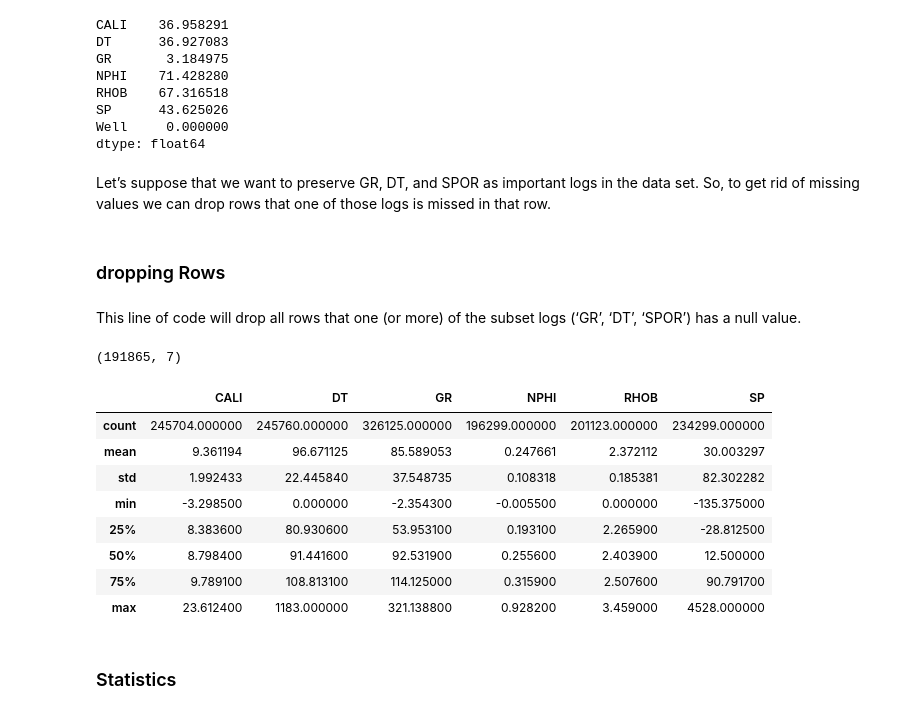
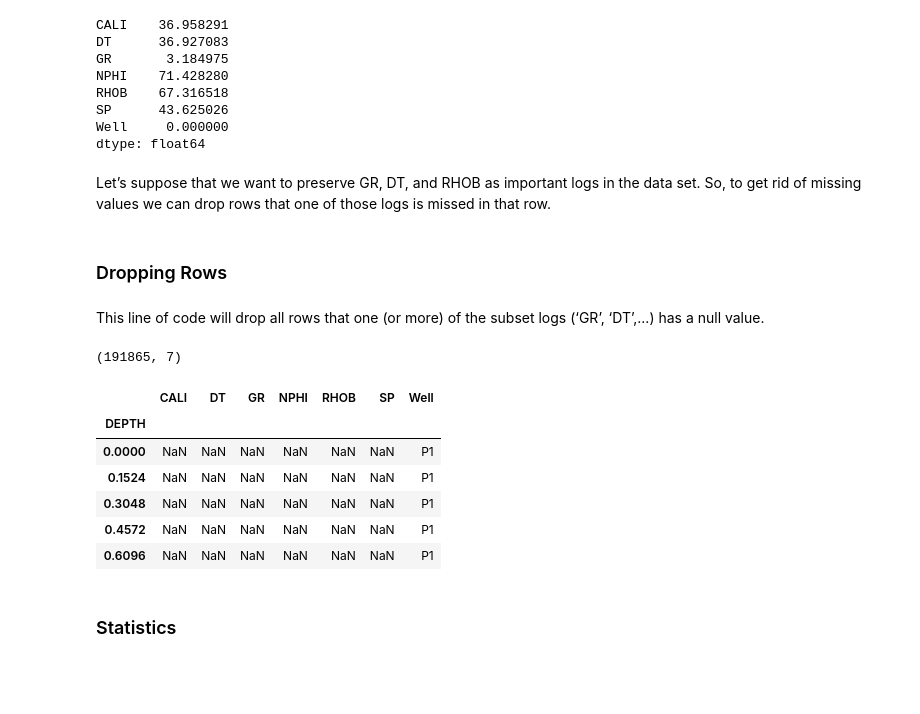
Before and after one commit to EloisaLira/Advanced_Data_Science_IBM_Specialization, a Jupyter notebook: Projeto_Otway_Basin_DNN_ML.ipynb, the cells around one changed output. Drawn from its saved outputs; the diff is of its cells as text; code cells hidden in the pictures; blank space fills up the shorter version.

```diff
--- a/Projeto_Otway_Basin_DNN_ML.ipynb
+++ b/Projeto_Otway_Basin_DNN_ML.ipynb
@@ -402,28 +437,26 @@ SP      43.625026
 Well     0.000000
 dtype: float64
 # %% [markdown]
-Let’s suppose that we want to preserve GR, DT, and SPOR as important logs in the data set. So, to get rid of missing values we can drop rows that one of those logs is missed in that row.
+Let’s suppose that we want to preserve GR, DT, and RHOB as important logs in the data set. So, to get rid of missing values we can drop rows that one of those logs is missed in that row.
 # %% [markdown]
-### dropping Rows
+### Dropping Rows
 # %% [markdown]
-This line of code will drop all rows that one (or more) of the subset logs (‘GR’, ‘DT’, ‘SPOR’) has a null value.
+This line of code will drop all rows that one (or more) of the subset logs (‘GR’, ‘DT’,...) has a null value.
 # %%
 all_wells_dropped = all_wells.dropna(subset=['CALI','DT','GR','NPHI','RHOB','SP'],axis=0, how='any')
 print(all_wells_dropped.shape)
 # %% [output]
 (191865, 7)
 # %%
-all_wells.describe()
+all_wells.head()
 # %% [output]
-|  | CALI | DT | GR | NPHI | RHOB | SP |
-| count | 245704.000000 | 245760.000000 | 326125.000000 | 196299.000000 | 201123.000000 | 234299.000000 |
-| mean | 9.361194 | 96.671125 | 85.589053 | 0.247661 | 2.372112 | 30.003297 |
-| std | 1.992433 | 22.445840 | 37.548735 | 0.108318 | 0.185381 | 82.302282 |
-| min | -3.298500 | 0.000000 | -2.354300 | -0.005500 | 0.000000 | -135.375000 |
-| 25% | 8.383600 | 80.930600 | 53.953100 | 0.193100 | 2.265900 | -28.812500 |
-| 50% | 8.798400 | 91.441600 | 92.531900 | 0.255600 | 2.403900 | 12.500000 |
-| 75% | 9.789100 | 108.813100 | 114.125000 | 0.315900 | 2.507600 | 90.791700 |
-| max | 23.612400 | 1183.000000 | 321.138800 | 0.928200 | 3.459000 | 4528.000000 |
+|  | CALI | DT | GR | NPHI | RHOB | SP | Well |
+| DEPTH |  |  |  |  |  |  |  |
+| 0.0000 | NaN | NaN | NaN | NaN | NaN | NaN | P1 |
+| 0.1524 | NaN | NaN | NaN | NaN | NaN | NaN | P1 |
+| 0.3048 | NaN | NaN | NaN | NaN | NaN | NaN | P1 |
+| 0.4572 | NaN | NaN | NaN | NaN | NaN | NaN | P1 |
+| 0.6096 | NaN | NaN | NaN | NaN | NaN | NaN | P1 |
 # %% [markdown]
 ### Statistics
 # %% [markdown]
```
Also changed, not shown: parts of 144 cells of this notebook.
